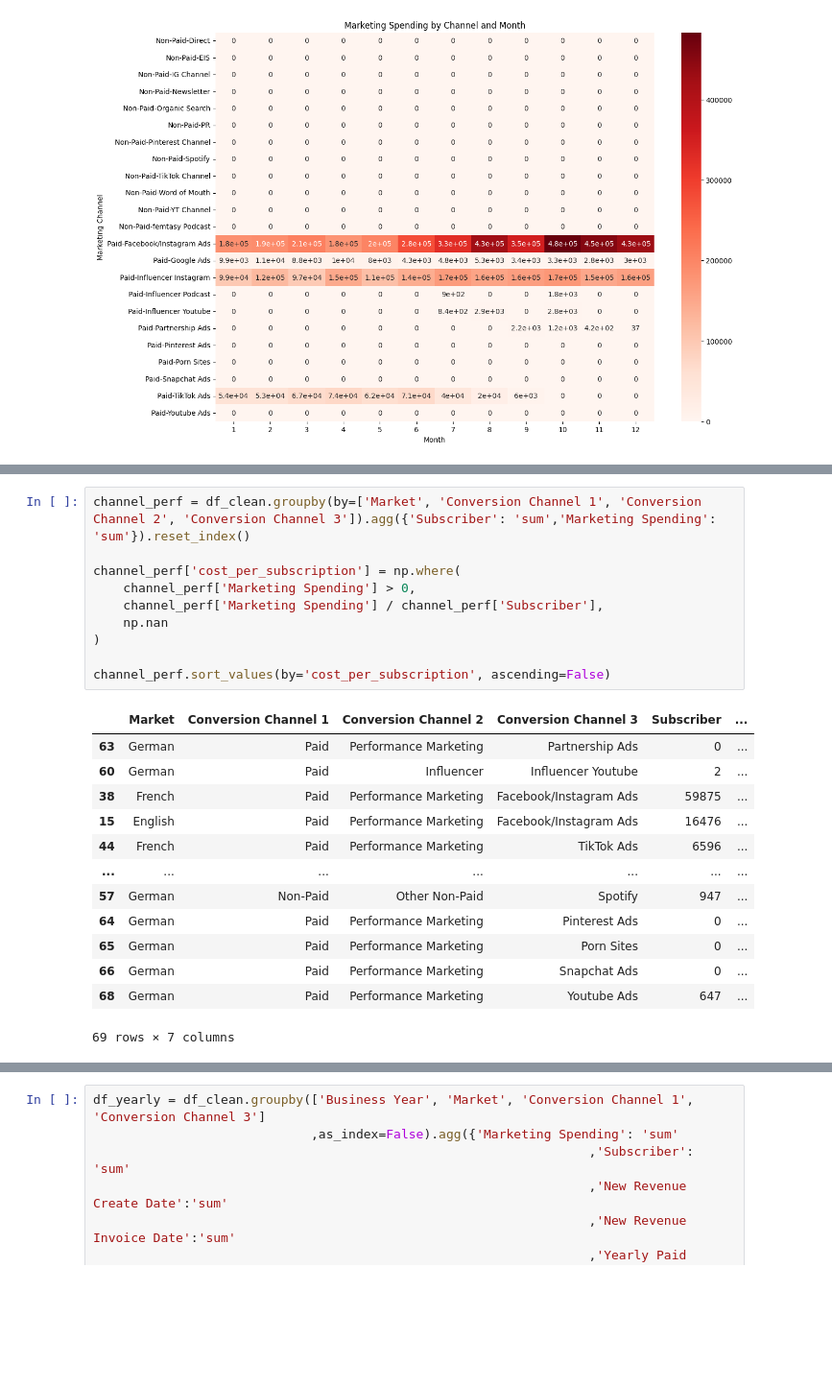
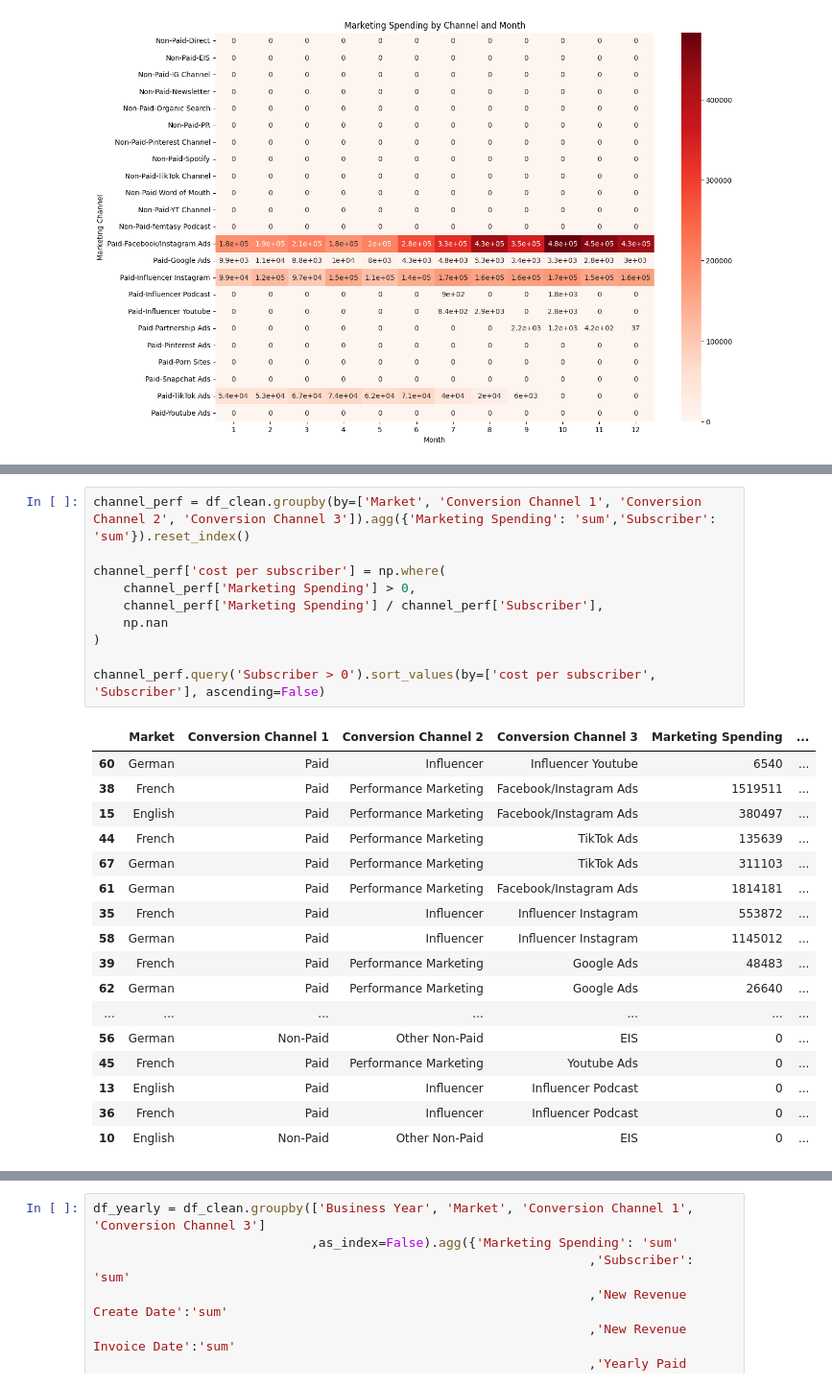
Before and after one commit to slatting24/improved-fiesta, a Jupyter notebook: case_exploration.ipynb, the cells around one changed output, grey strips where cells are left out. Shown at 96% size. Drawn from its saved outputs; the diff is of its cells as text; blank space fills up the shorter version.

```diff
--- a/case_exploration.ipynb
+++ b/case_exploration.ipynb
@@ -591,24 +520,28 @@ plt.show()
 # %%
-channel_perf = df_clean.groupby(by=['Market', 'Conversion Channel 1', 'Conversion Channel 2', 'Conversion Channel 3']).agg({'Subscriber': 'sum','Marketing Spending': 'sum'}).reset_index()
+channel_perf = df_clean.groupby(by=['Market', 'Conversion Channel 1', 'Conversion Channel 2', 'Conversion Channel 3']).agg({'Marketing Spending': 'sum','Subscriber': 'sum'}).reset_index()
 
-channel_perf['cost_per_subscription'] = np.where(
+channel_perf['cost per subscriber'] = np.where(
     channel_perf['Marketing Spending'] > 0,
     channel_perf['Marketing Spending'] / channel_perf['Subscriber'],
     np.nan
 )
 
-channel_perf.sort_values(by='cost_per_subscription', ascending=False)
+channel_perf.query('Subscriber > 0').sort_values(by=['cost per subscriber', 'Subscriber'], ascending=False)
 # %% [output]
-|  | Market | Conversion Channel 1 | Conversion Channel 2 | Conversion Channel 3 | Subscriber | ... |
-| 63 | German | Paid | Performance Marketing | Partnership Ads | 0 | ... |
-| 60 | German | Paid | Influencer | Influencer Youtube | 2 | ... |
-| 38 | French | Paid | Performance Marketing | Facebook/Instagram Ads | 59875 | ... |
-| 15 | English | Paid | Performance Marketing | Facebook/Instagram Ads | 16476 | ... |
-| 44 | French | Paid | Performance Marketing | TikTok Ads | 6596 | ... |
+|  | Market | Conversion Channel 1 | Conversion Channel 2 | Conversion Channel 3 | Marketing Spending | ... |
+| 60 | German | Paid | Influencer | Influencer Youtube | 6540 | ... |
+| 38 | French | Paid | Performance Marketing | Facebook/Instagram Ads | 1519511 | ... |
+| 15 | English | Paid | Performance Marketing | Facebook/Instagram Ads | 380497 | ... |
+| 44 | French | Paid | Performance Marketing | TikTok Ads | 135639 | ... |
+| 67 | German | Paid | Performance Marketing | TikTok Ads | 311103 | ... |
+| 61 | German | Paid | Performance Marketing | Facebook/Instagram Ads | 1814181 | ... |
+| 35 | French | Paid | Influencer | Influencer Instagram | 553872 | ... |
+| 58 | German | Paid | Influencer | Influencer Instagram | 1145012 | ... |
+| 39 | French | Paid | Performance Marketing | Google Ads | 48483 | ... |
+| 62 | German | Paid | Performance Marketing | Google Ads | 26640 | ... |
 | ... | ... | ... | ... | ... | ... | ... |
-| 57 | German | Non-Paid | Other Non-Paid | Spotify | 947 | ... |
-| 64 | German | Paid | Performance Marketing | Pinterest Ads | 0 | ... |
-| 65 | German | Paid | Performance Marketing | Porn Sites | 0 | ... |
-| 66 | German | Paid | Performance Marketing | Snapchat Ads | 0 | ... |
-| 68 | German | Paid | Performance Marketing | Youtube Ads | 647 | ... |
+| 56 | German | Non-Paid | Other Non-Paid | EIS | 0 | ... |
+| 45 | French | Paid | Performance Marketing | Youtube Ads | 0 | ... |
+| 13 | English | Paid | Influencer | Influencer Podcast | 0 | ... |
+| 36 | French | Paid | Influencer | Influencer Podcast | 0 | ... |
+| 10 | English | Non-Paid | Other Non-Paid | EIS | 0 | ... |
-69 rows × 7 columns
```
Also changed, not shown: parts of 31 cells of this notebook, 1 other file.
